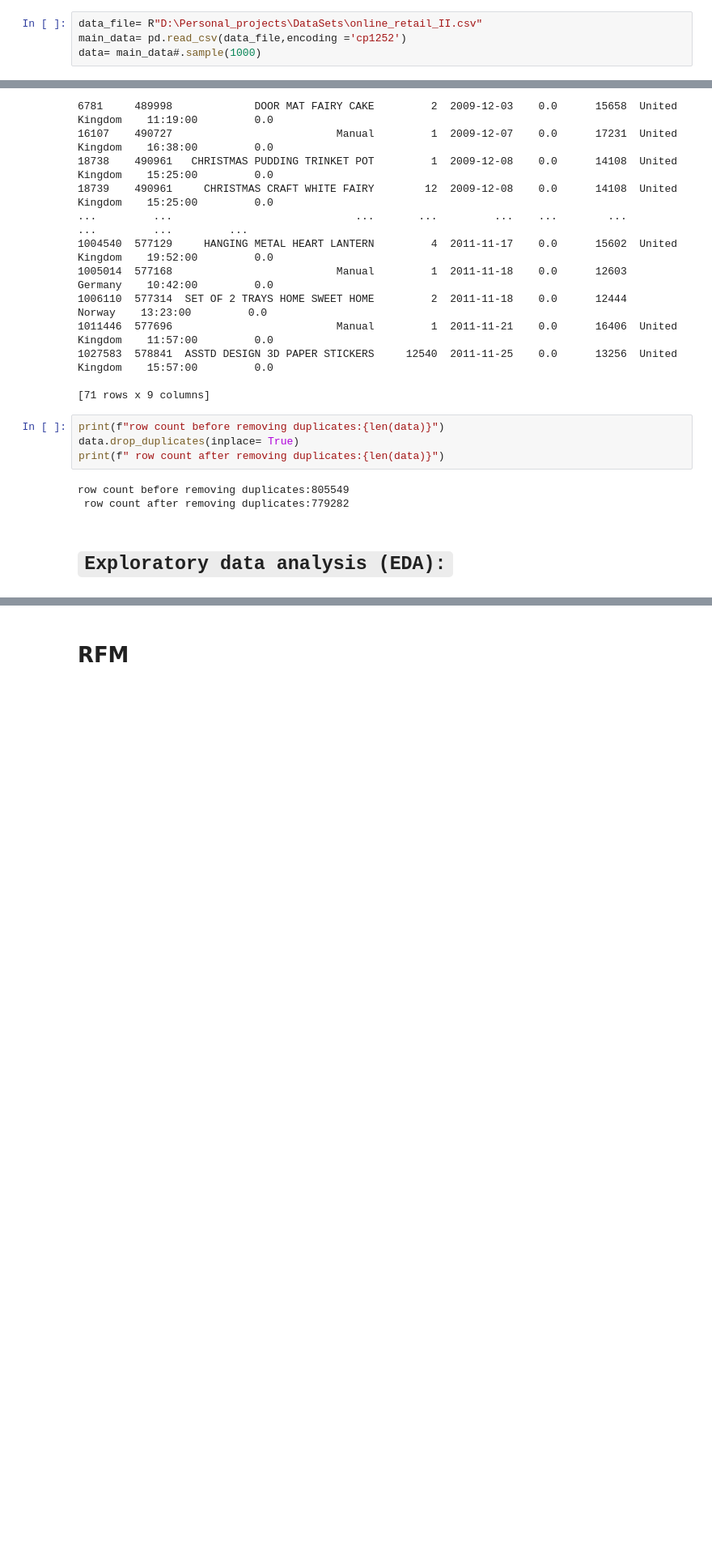
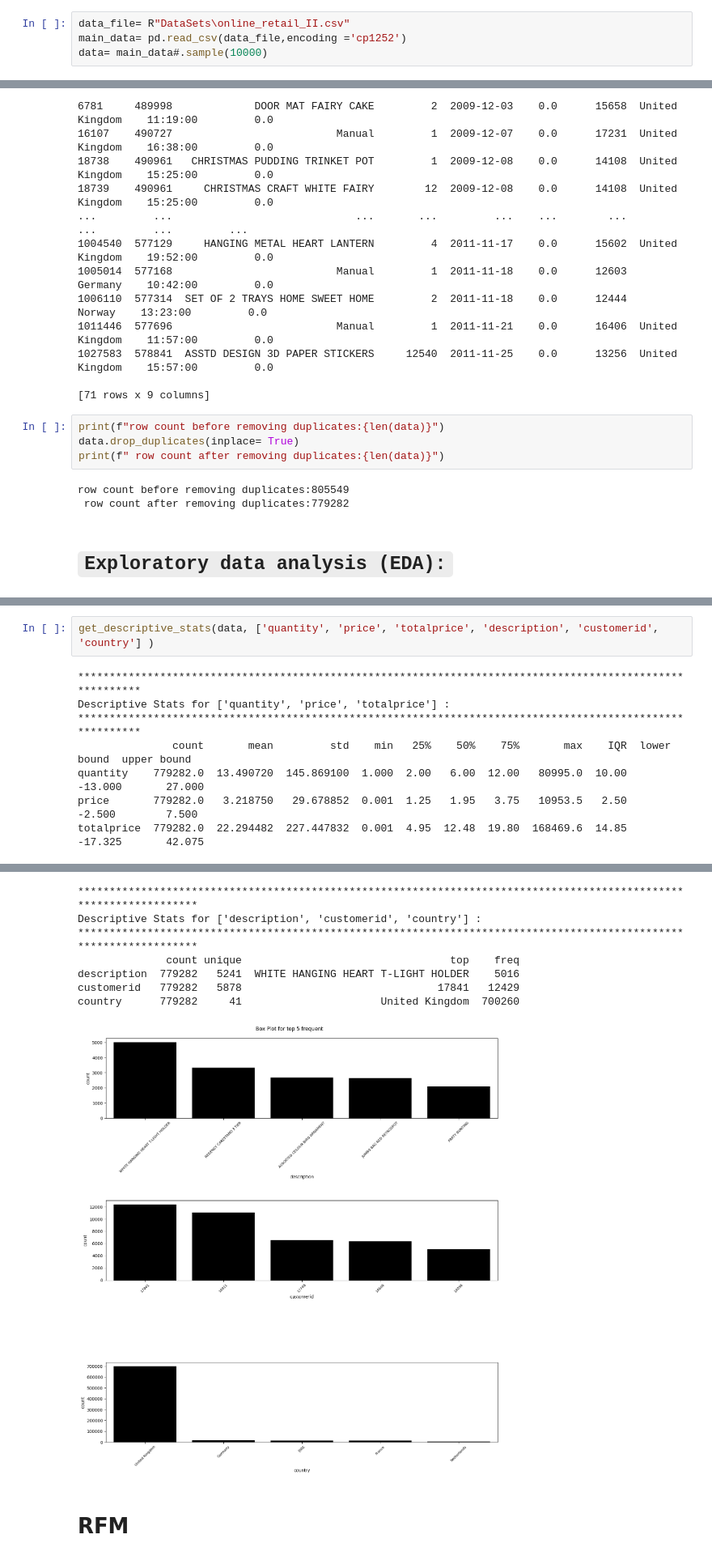
Before and after one commit to manab36/Data-Analysis, a Jupyter notebook: customer segmentation.ipynb, the cells around one changed output, grey strips where cells are left out. Shown at 81% size. Saved outputs shown, nothing was run; the diff lists cells and outputs as text; blank space fills up the shorter version.

```diff
--- a/customer segmentation.ipynb
+++ b/customer segmentation.ipynb
@@ -14,5 +5,5 @@ from include.customer_segmentation_functions import *
 # %%
-data_file= R"D:\Personal_projects\DataSets\online_retail_II.csv"
+data_file= R"DataSets\online_retail_II.csv"
 main_data= pd.read_csv(data_file,encoding ='cp1252')
-data= main_data#.sample(1000)
+data= main_data#.sample(10000)
 # %% [markdown]
@@ -239,0 +248,10 @@ invoicetime  779282    775                            12:36:00    3297
+# %%
+get_descriptive_stats(data, ['quantity', 'price', 'totalprice', 'description', 'customerid', 'country'] )
+# %% [output]
+**********************************************************************************************************
+Descriptive Stats for ['quantity', 'price', 'totalprice'] :
+**********************************************************************************************************
+               count       mean         std    min   25%    50%    75%       max    IQR  lower bound  upper bound
+quantity    779282.0  13.490720  145.869100  1.000  2.00   6.00  12.00   80995.0  10.00      -13.000       27.000
+price       779282.0   3.218750   29.678852  0.001  1.25   1.95   3.75   10953.5   2.50       -2.500        7.500
+totalprice  779282.0  22.294482  227.447832  0.001  4.95  12.48  19.80  168469.6  14.85      -17.325       42.075
@@ -240,2 +259,10 @@ invoicetime  779282    775                            12:36:00    3297
+*******************************************************************************************************************
+Descriptive Stats for ['description', 'customerid', 'country'] :
+*******************************************************************************************************************
+              count unique                                 top    freq
+description  779282   5241  WHITE HANGING HEART T-LIGHT HOLDER    5016
+customerid   779282   5878                               17841   12429
+country      779282     41                      United Kingdom  700260
+[figure, added]
 # %% [markdown]
 # RFM
```
Also changed, not shown: parts of 19 cells of this notebook, 1 other file.
